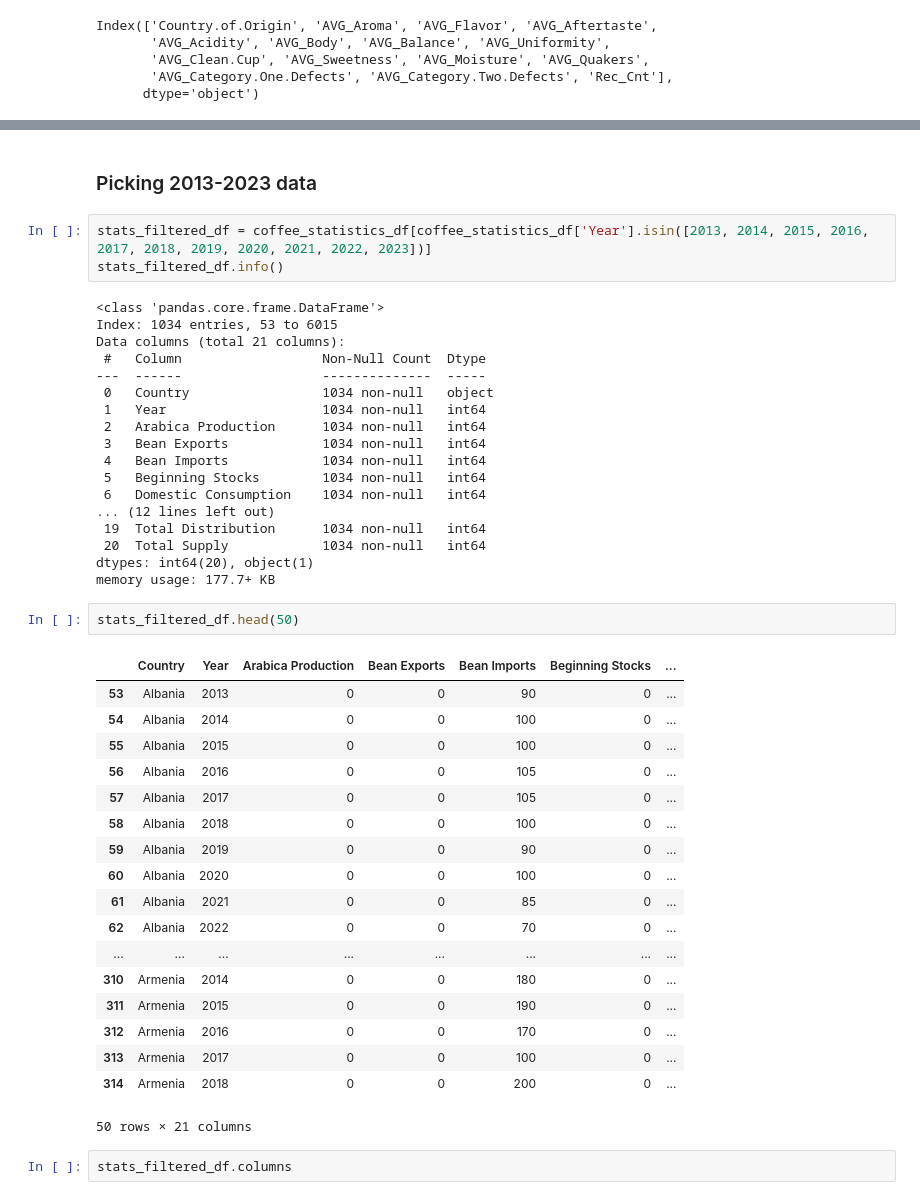
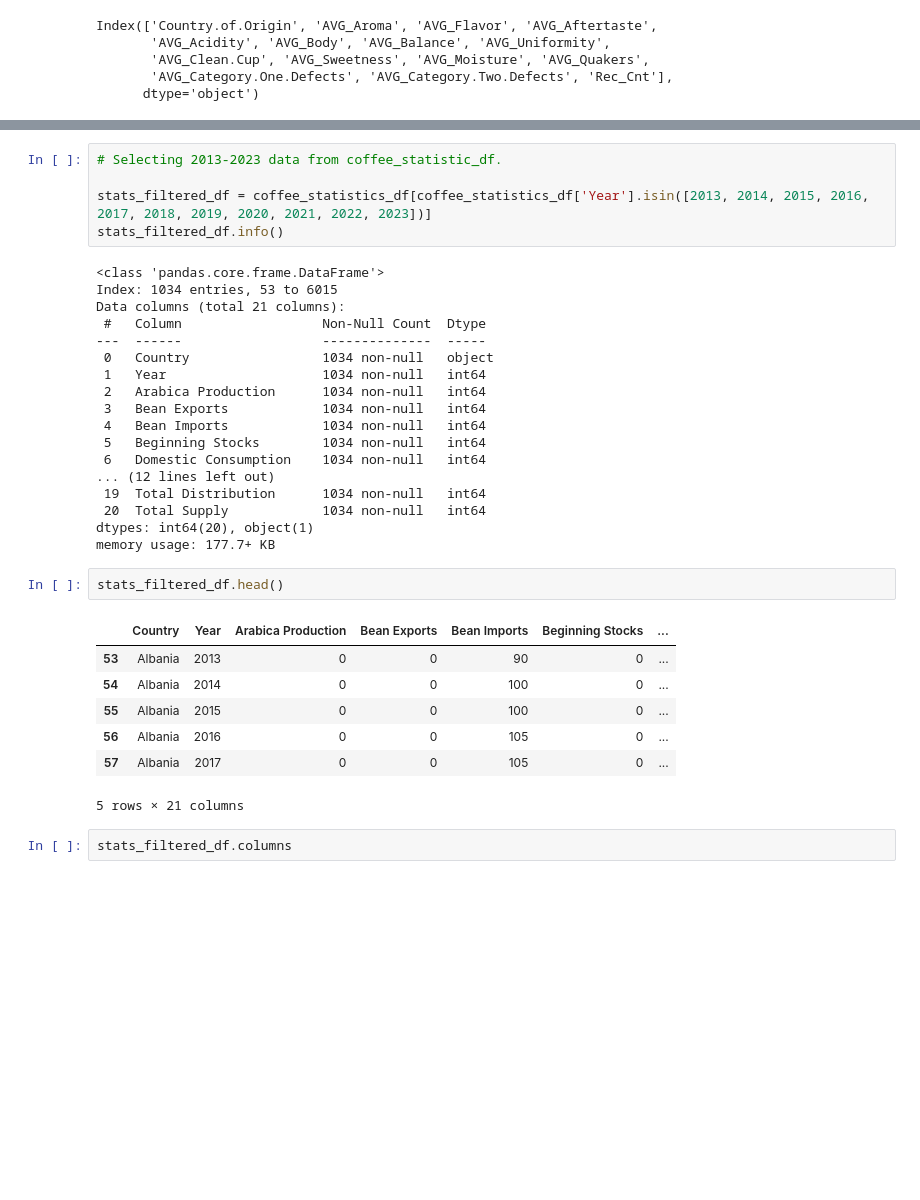
Before and after one commit to coopachupa/Project-3-, a Jupyter notebook: Nurmaa (NKD)/Cleaning and analysis.ipynb, the cells around one changed output, grey strips where cells are left out. Drawn from its saved outputs; the diff is of its cells as text; blank space fills up the shorter version.

```diff
--- a/Nurmaa (NKD)/Cleaning and analysis.ipynb
+++ b/Nurmaa (NKD)/Cleaning and analysis.ipynb
@@ -166,9 +172,9 @@ Data columns (total 21 columns):
  20  Total Supply            6016 non-null   int64
 dtypes: int64(20), object(1)
 memory usage: 987.1+ KB
-# %% [markdown]
-### Picking 2013-2023 data
 # %%
+# Selecting 2013-2023 data from coffee_statistic_df.
+
 stats_filtered_df = coffee_statistics_df[coffee_statistics_df['Year'].isin([2013, 2014, 2015, 2016, 2017, 2018, 2019, 2020, 2021, 2022, 2023])]
 stats_filtered_df.info()
 # %% [output]
@@ -190,26 +196,15 @@ Data columns (total 21 columns):
 dtypes: int64(20), object(1)
 memory usage: 177.7+ KB
 # %%
-stats_filtered_df.head(50)
+stats_filtered_df.head()
 # %% [output]
 |  | Country | Year | Arabica Production | Bean Exports | Bean Imports | Beginning Stocks | ... |
 | 53 | Albania | 2013 | 0 | 0 | 90 | 0 | ... |
 | 54 | Albania | 2014 | 0 | 0 | 100 | 0 | ... |
 | 55 | Albania | 2015 | 0 | 0 | 100 | 0 | ... |
 | 56 | Albania | 2016 | 0 | 0 | 105 | 0 | ... |
 | 57 | Albania | 2017 | 0 | 0 | 105 | 0 | ... |
-| 58 | Albania | 2018 | 0 | 0 | 100 | 0 | ... |
-| 59 | Albania | 2019 | 0 | 0 | 90 | 0 | ... |
-| 60 | Albania | 2020 | 0 | 0 | 100 | 0 | ... |
-| 61 | Albania | 2021 | 0 | 0 | 85 | 0 | ... |
-| 62 | Albania | 2022 | 0 | 0 | 70 | 0 | ... |
-| ... | ... | ... | ... | ... | ... | ... | ... |
-| 310 | Armenia | 2014 | 0 | 0 | 180 | 0 | ... |
-| 311 | Armenia | 2015 | 0 | 0 | 190 | 0 | ... |
-| 312 | Armenia | 2016 | 0 | 0 | 170 | 0 | ... |
-| 313 | Armenia | 2017 | 0 | 0 | 100 | 0 | ... |
-| 314 | Armenia | 2018 | 0 | 0 | 200 | 0 | ... |
-50 rows × 21 columns
+5 rows × 21 columns
 # %%
 stats_filtered_df.columns
 # %% [output]
```
Also changed, not shown: parts of 57 cells of this notebook, 4 other files.
